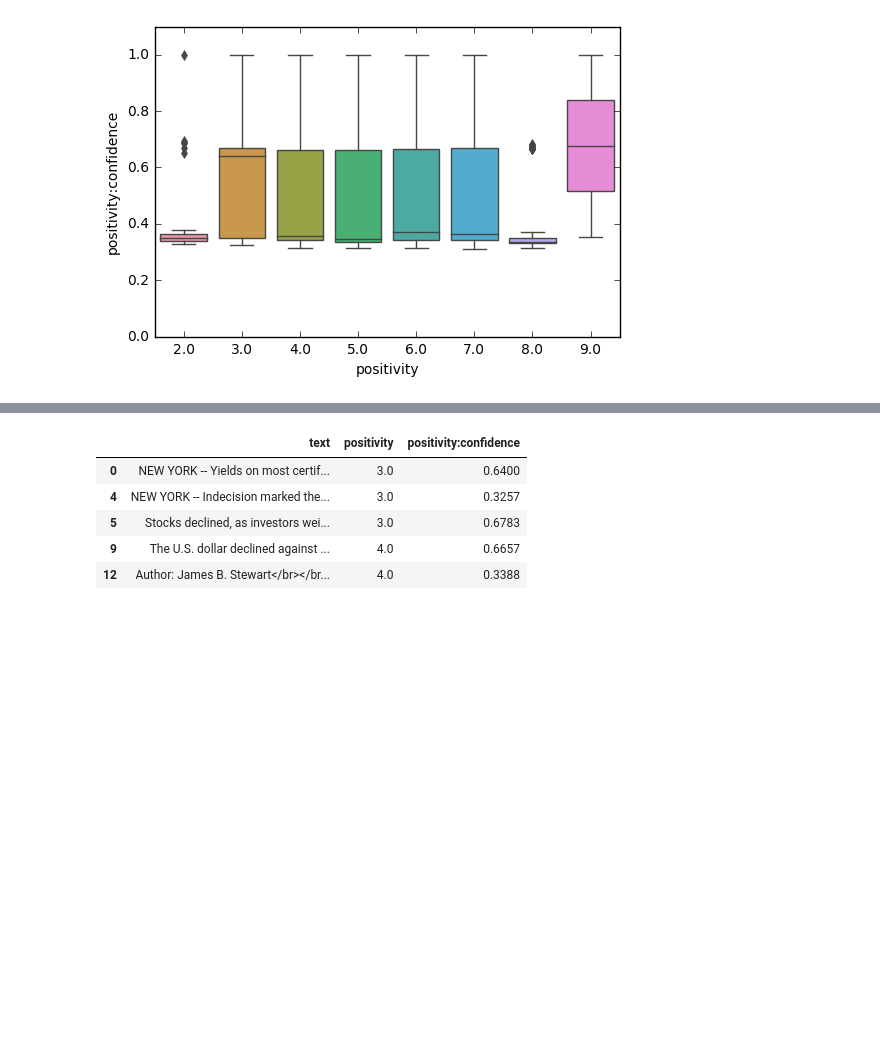
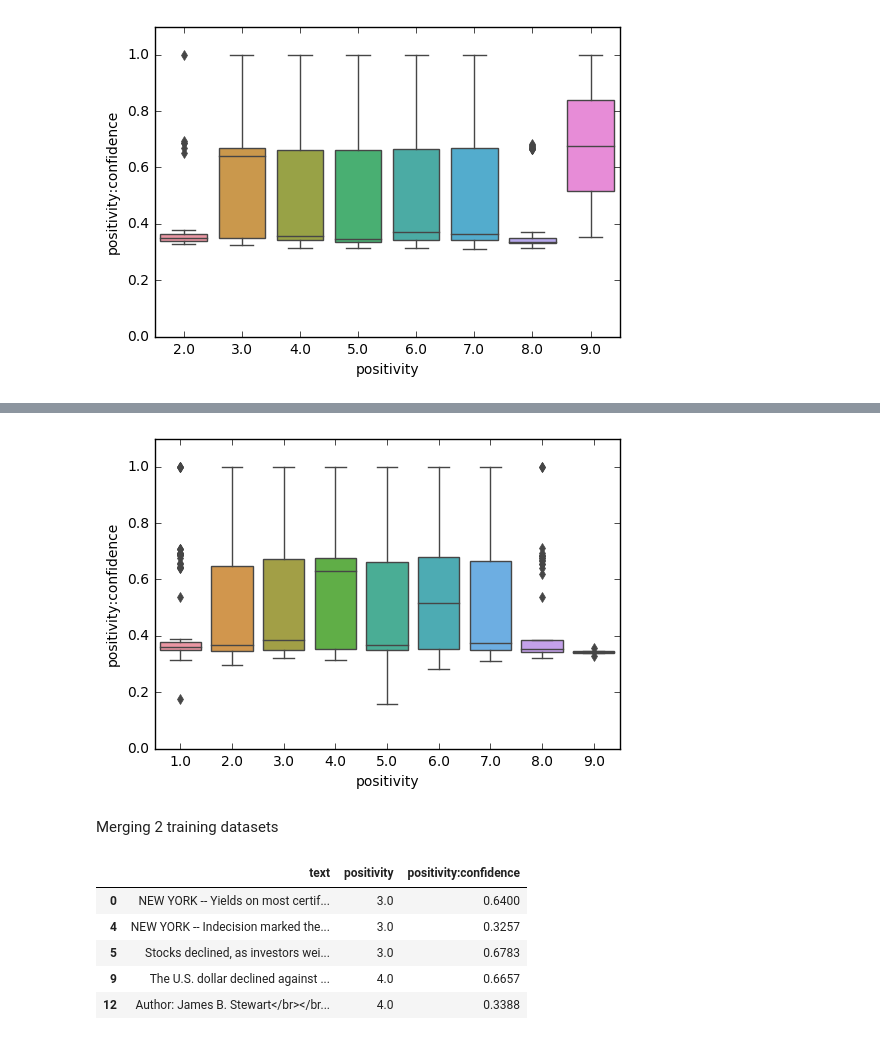
Before and after one commit to hailey0huong/Text-Analytics, a Jupyter notebook: Sentiment Analysis - TA Reports.ipynb, the cells around one changed output, grey strips where cells are left out. Cells and saved outputs as stored; diff of their text form; code cells hidden in the pictures; blank space fills up the shorter version.

```diff
--- a/Sentiment Analysis - TA Reports.ipynb
+++ b/Sentiment Analysis - TA Reports.ipynb
@@ -285,0 +298,6 @@ train_data = train_data[['text','positivity','positivity:confidence']]
+# %%
+sns.boxplot(x = 'positivity', y = 'positivity:confidence', data = train_data2 )
+plt.ylim(0, 1.1)
+plt.show()
+# %% [output]
+[figure, added]
@@ -285,0 +306,2 @@ train_data = train_data[['text','positivity','positivity:confidence']]
+# %% [markdown]
+Merging 2 training datasets
```
Also changed, not shown: parts of 45 cells of this notebook.
